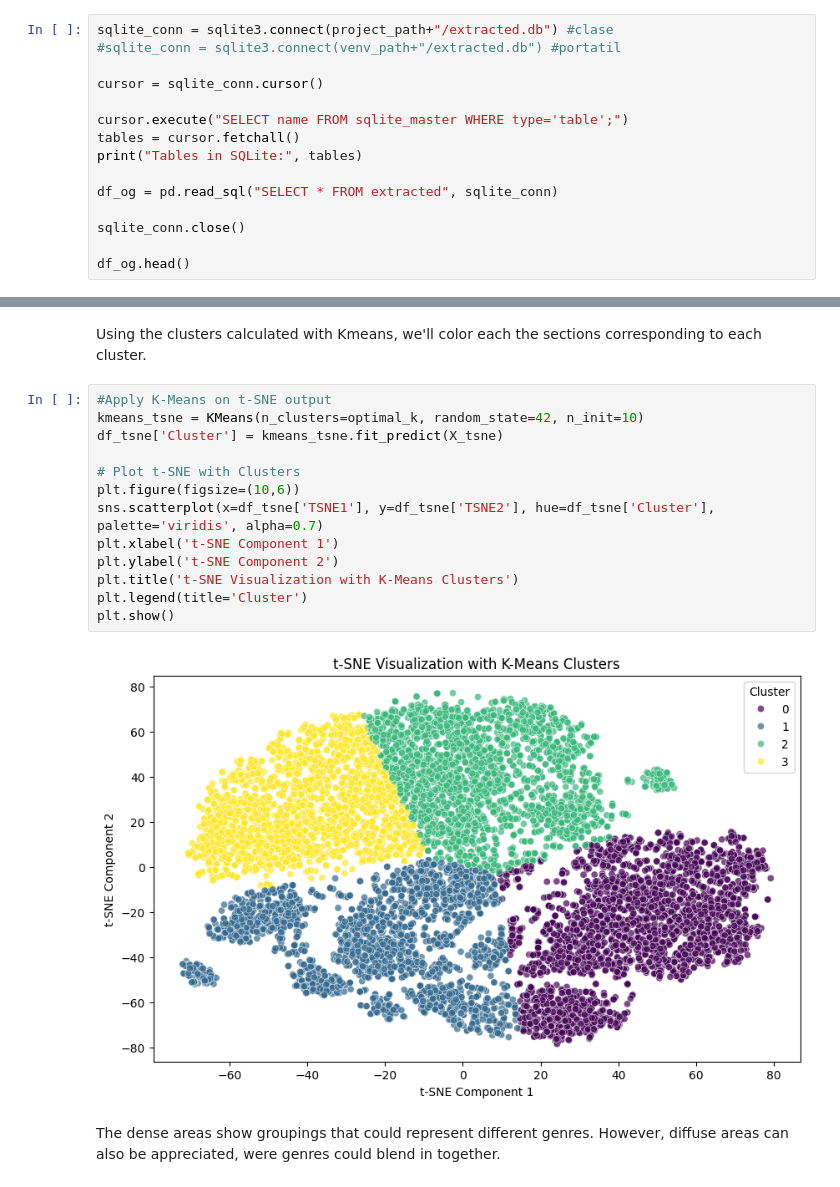
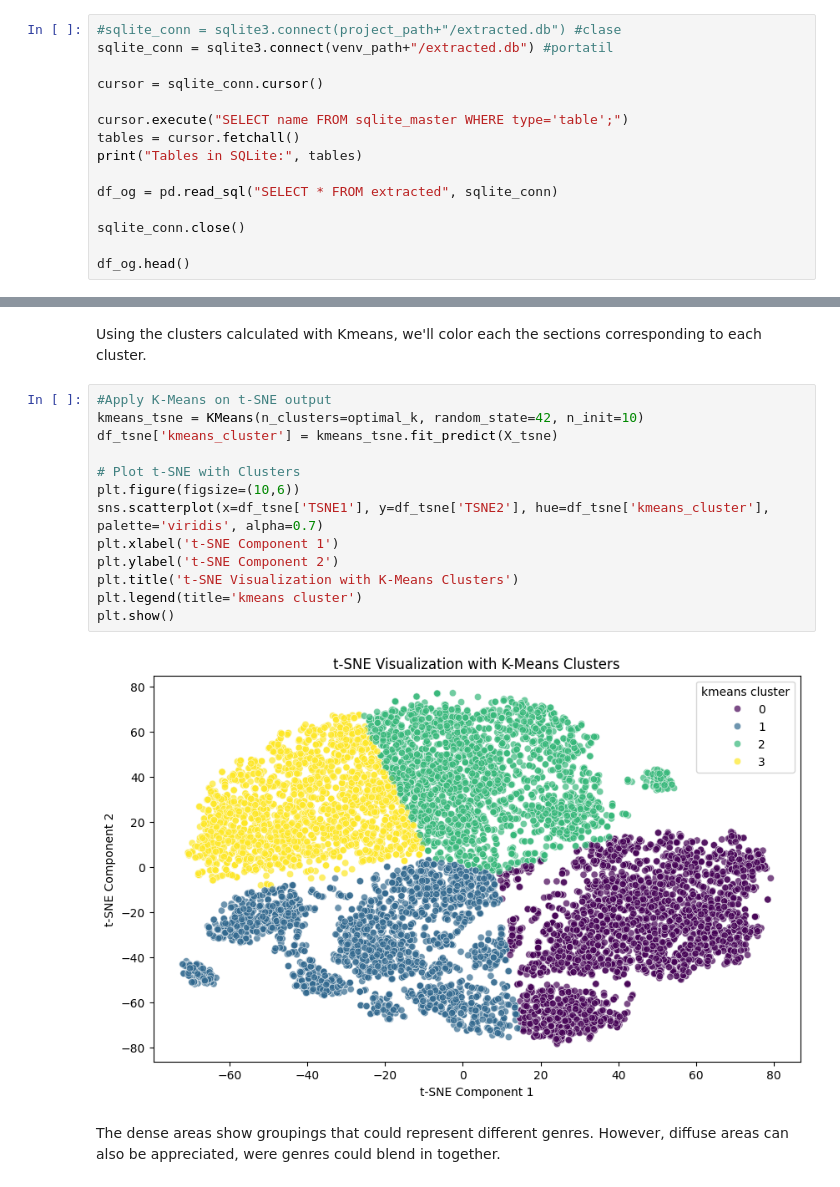
Before and after one commit to enekobarod/Suggestify, a Jupyter notebook: Suggestify/notebook/Suggestify.ipynb, the cells around one changed output, grey strips where cells are left out. Cells and saved outputs as stored; diff of their text form.

```diff
--- a/Suggestify/notebook/Suggestify.ipynb
+++ b/Suggestify/notebook/Suggestify.ipynb
@@ -44,8 +44,8 @@ venv_path = os.path.dirname(os.path.dirname(sys.executable))
 #path to the dataset
 project_path = os.path.dirname(venv_path)
 # %%
-sqlite_conn = sqlite3.connect(project_path+"/extracted.db") #clase
-#sqlite_conn = sqlite3.connect(venv_path+"/extracted.db") #portatil
+#sqlite_conn = sqlite3.connect(project_path+"/extracted.db") #clase
+sqlite_conn = sqlite3.connect(venv_path+"/extracted.db") #portatil
 
 cursor = sqlite_conn.cursor()
 
@@ -548,18 +541,18 @@ Using the clusters calculated with Kmeans, we'll color each the sections corresp
 # %%
 #Apply K-Means on t-SNE output
 kmeans_tsne = KMeans(n_clusters=optimal_k, random_state=42, n_init=10)
-df_tsne['Cluster'] = kmeans_tsne.fit_predict(X_tsne)
+df_tsne['kmeans_cluster'] = kmeans_tsne.fit_predict(X_tsne)
 
 # Plot t-SNE with Clusters
 plt.figure(figsize=(10,6))
-sns.scatterplot(x=df_tsne['TSNE1'], y=df_tsne['TSNE2'], hue=df_tsne['Cluster'], palette='viridis', alpha=0.7)
+sns.scatterplot(x=df_tsne['TSNE1'], y=df_tsne['TSNE2'], hue=df_tsne['kmeans_cluster'], palette='viridis', alpha=0.7)
 plt.xlabel('t-SNE Component 1')
 plt.ylabel('t-SNE Component 2')
 plt.title('t-SNE Visualization with K-Means Clusters')
-plt.legend(title='Cluster')
+plt.legend(title='kmeans cluster')
 plt.show()
 # %% [output]
-[figure, old version]
+[figure, new version]
 # %% [markdown]
 The dense areas show groupings that could represent different genres. However, diffuse areas can also be appreciated, were genres could blend in together.
 # %% [markdown]
```
Also changed, not shown: parts of 25 cells of this notebook.
